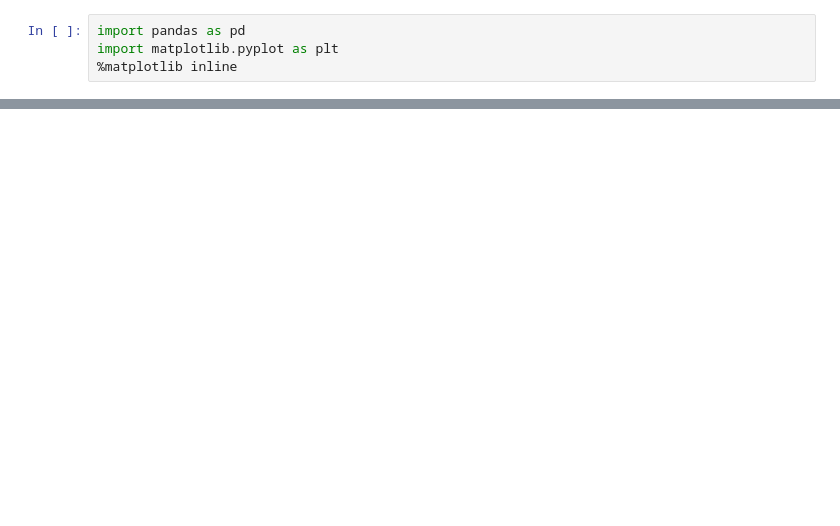
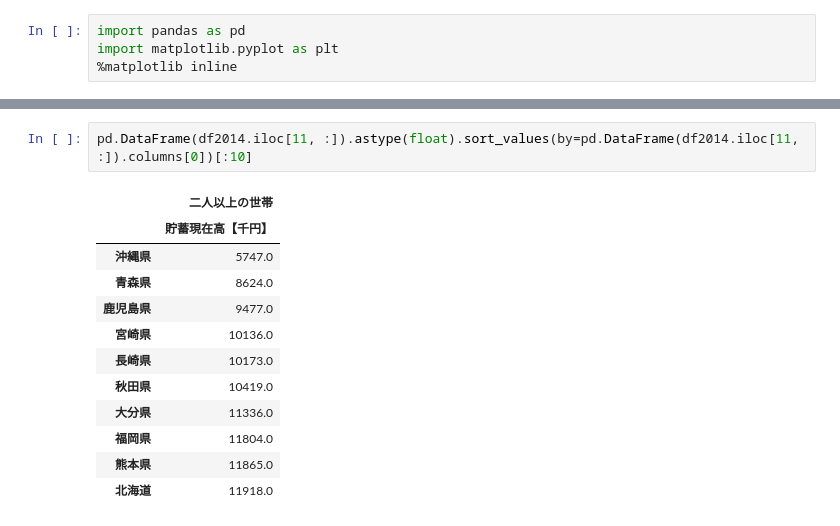
Before and after one commit to mazarimono/kezaidata, a Jupyter notebook: Untitled.ipynb, the cells around one changed output, grey strips where cells are left out. Cells and saved outputs as stored; diff of their text form; blank space fills up the shorter version.

```diff
--- a/Untitled.ipynb
+++ b/Untitled.ipynb
@@ -44,0 +130,15 @@ df2014
+# %%
+pd.DataFrame(df2014.iloc[11, :]).astype(float).sort_values(by=pd.DataFrame(df2014.iloc[11, :]).columns[0])[:10]
+# %% [output]
+|  | 二人以上の世帯 |
+|  | 貯蓄現在高【千円】 |
+| 沖縄県 | 5747.0 |
+| 青森県 | 8624.0 |
+| 鹿児島県 | 9477.0 |
+| 宮崎県 | 10136.0 |
+| 長崎県 | 10173.0 |
+| 秋田県 | 10419.0 |
+| 大分県 | 11336.0 |
+| 福岡県 | 11804.0 |
+| 熊本県 | 11865.0 |
+| 北海道 | 11918.0 |
```
Also changed, not shown: parts of 43 cells of this notebook, 6 other files.
